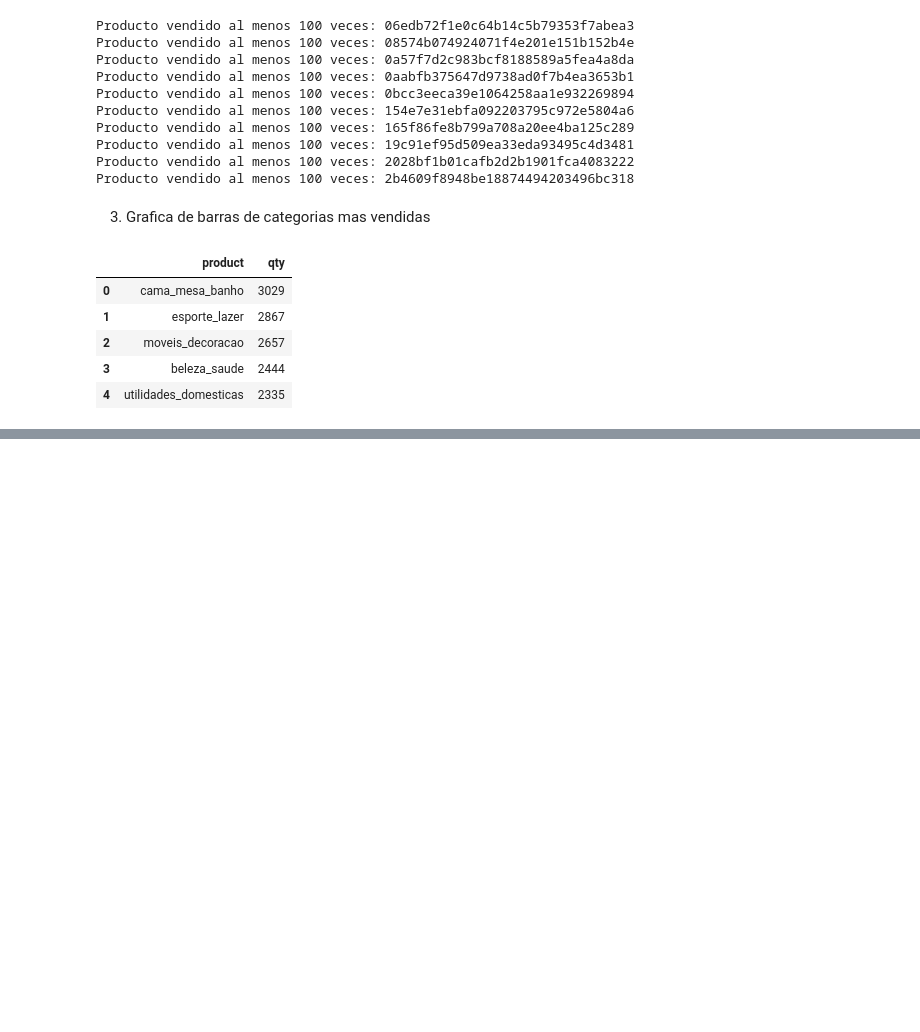
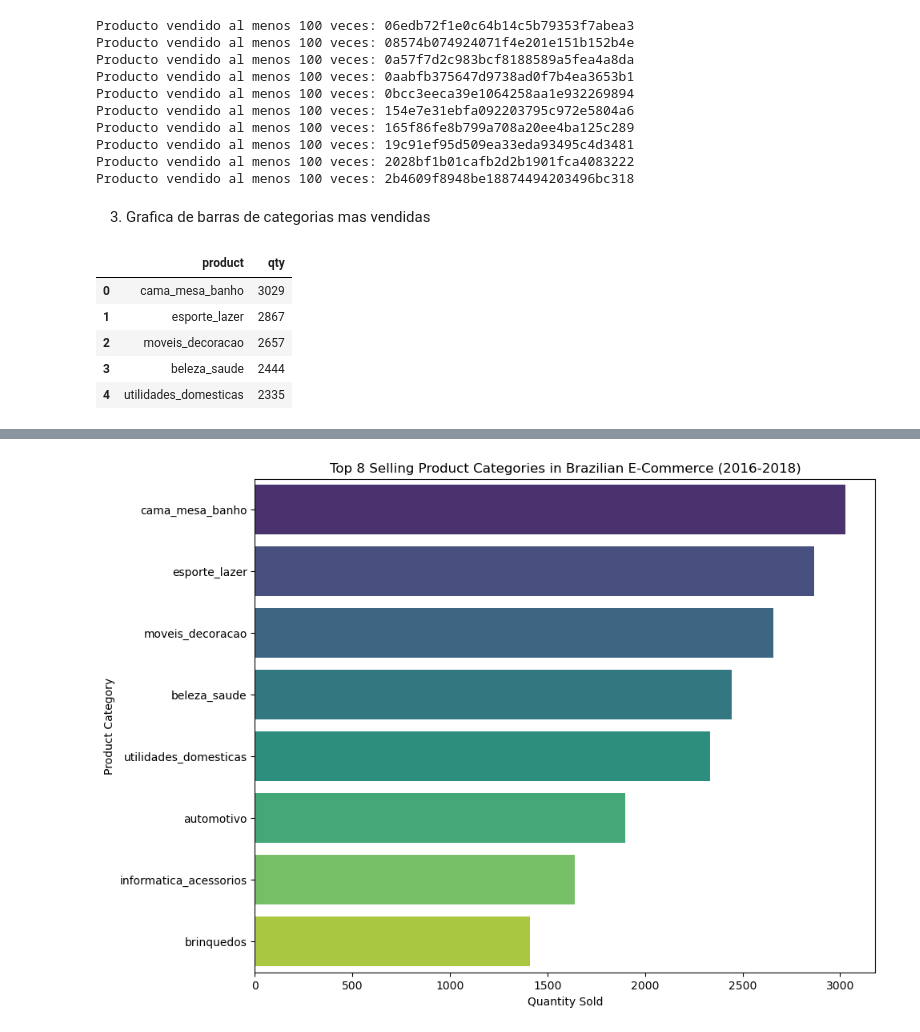
Before and after one commit to xDiegoCruz15/MCD-BDR, a Jupyter notebook: Tarea10.ipynb, the cells around one changed output, grey strips where cells are left out. Drawn from its saved outputs; the diff is of its cells as text; code cells hidden in the pictures; blank space fills up the shorter version.

```diff
--- a/Tarea10.ipynb
+++ b/Tarea10.ipynb
@@ -316,0 +280,13 @@ iplot(plot3)
+# %%
+
+top = categorie_sales.head(8)
+
+plt.figure(figsize=(10, 8))
+sns.barplot(x='qty', y='product', data=top, palette='viridis')
+plt.xlabel('Quantity Sold')
+plt.ylabel('Product Category')
+plt.title('Top 8 Selling Product Categories in Brazilian E-Commerce (2016-2018)')
+plt.savefig('nombre_del_archivo.png')
+plt.show()
+# %% [output]
+[figure, added]
```
Also changed, not shown: parts of 6 cells of this notebook.
